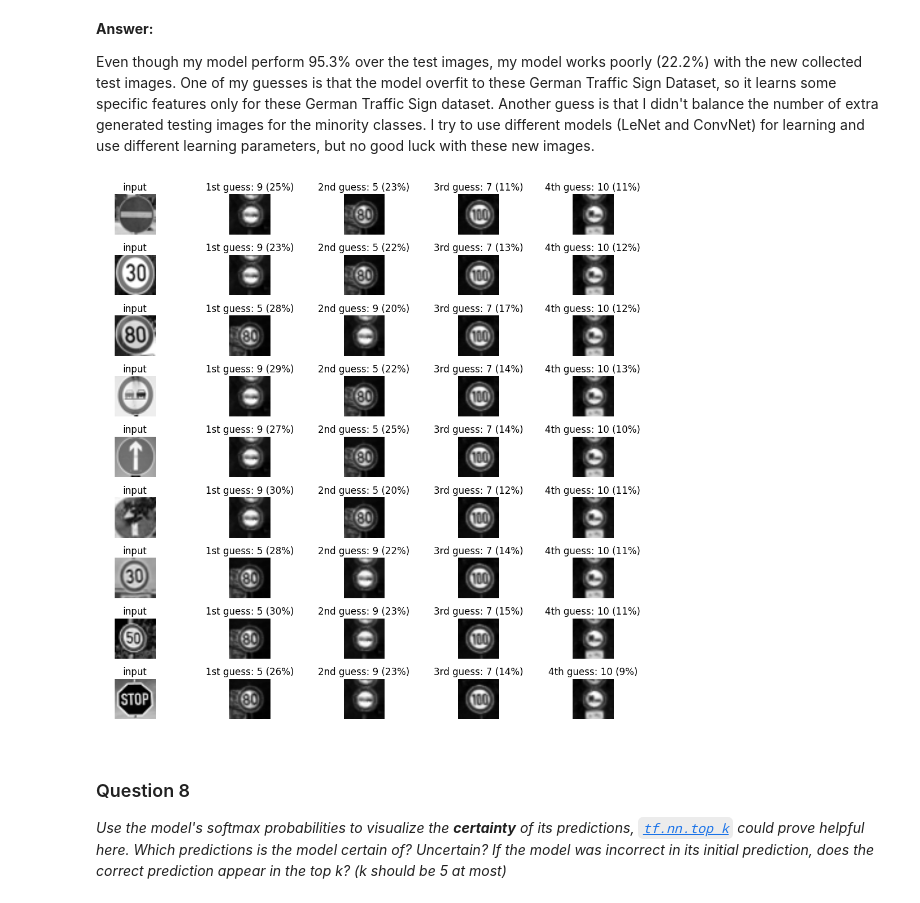
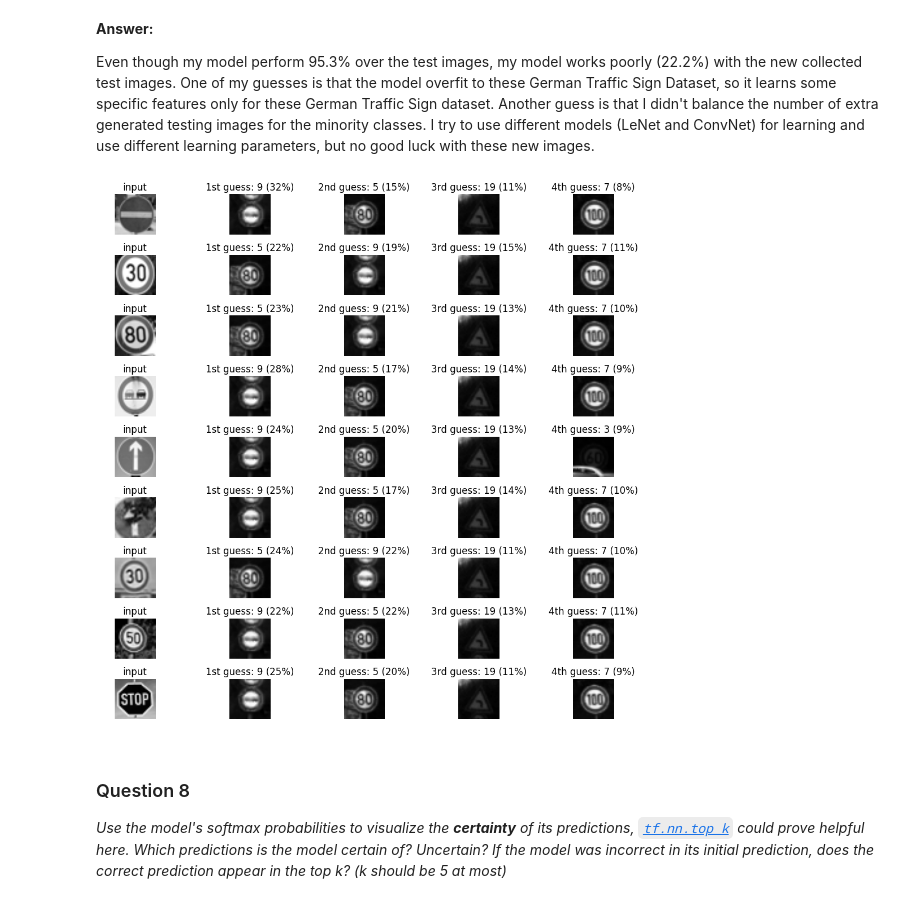
Before and after one commit to JunshengFu/traffic-sign-recognition, a Jupyter notebook: Traffic_Sign_Classifier.ipynb, the cells around one changed output. Saved outputs shown, nothing was run; the diff lists cells and outputs as text; code cells hidden in the pictures.

```diff
--- a/Traffic_Sign_Classifier.ipynb
+++ b/Traffic_Sign_Classifier.ipynb
@@ -399,8 +398,8 @@ Please see my answers above.
 ### Train my model.
 from sklearn.utils import shuffle
 
-rate = 0.0003
-EPOCHS = 10
+rate = 0.0001
+EPOCHS = 22
 BATCH_SIZE = 128
 x = tf.placeholder(tf.float32, (None, 32, 32, 1))
 y = tf.placeholder(tf.int32, (None))
@@ -603,48 +604,48 @@ Even though my model perform 95.3% over the test images,  my model works poorly
 ### Visualize the softmax probabilities here.
 ### Feel free to use as many code cells as needed.
 
-N = 5
+n = 5
 with tf.Session() as sess:
     sess.run(tf.global_variables_initializer())
     saver = tf.train.import_meta_graph('./lenet.meta')
     saver.restore(sess, "./lenet")
     top_k = sess.run(tf.nn.top_k(tf.nn.softmax(logits), k=4), feed_dict={x: x_test_new, keep_prob: 1.0})
 
     fig, axs = plt.subplots(len(x_test_new), n, figsize=(12, 12))
     fig.subplots_adjust(hspace = .5, wspace=.7)
     axs = axs.ravel()
 
     for i, image in enumerate(x_test_new):
 
         axs[n*i].axis('off')
         axs[n*i].imshow(image.squeeze(), cmap='gray')
         axs[n*i].set_title('input')
 
         top1 = top_k[1][i][0]
-        index1 = np.argwhere(y_test == top1)[0]
+        idx1 = np.argwhere(y_test == top1)[0]
         axs[n*i+1].axis('off')
-        axs[n*i+1].imshow(x_test[index1].squeeze(), cmap='gray')
+        axs[n*i+1].imshow(x_test[idx1].squeeze(), cmap='gray')
         axs[n*i+1].set_title('1st guess: {} ({:.0f}%)'.format(top1, 100*top_k[0][i][0]))
 
         top2 = top_k[1][i][1]
-        index2 = np.argwhere(y_test == top2)[0]
+        idx2 = np.argwhere(y_test == top2)[0]
         axs[n*i+2].axis('off')
-        axs[n*i+2].imshow(x_test[index2].squeeze(), cmap='gray')
+        axs[n*i+2].imshow(x_test[idx2].squeeze(), cmap='gray')
         axs[n*i+2].set_title('2nd guess: {} ({:.0f}%)'.format(top2, 100*top_k[0][i][1]))
 
         top3 = top_k[1][i][2]
-        index3 = np.argwhere(y_test == top3)[0]
+        idx3 = np.argwhere(y_test == top3)[0]
         axs[n*i+3].axis('off')
-        axs[n*i+3].imshow(x_test[index3].squeeze(), cmap='gray')
+        axs[n*i+3].imshow(x_test[idx3].squeeze(), cmap='gray')
         axs[n*i+3].set_title('3rd guess: {} ({:.0f}%)'.format(top3, 100*top_k[0][i][2]))
 
         top4 = top_k[1][i][3]
-        index4 = np.argwhere(y_test == top4)[0]
+        idx4 = np.argwhere(y_test == top4)[0]
         axs[n*i+4].axis('off')
-        axs[n*i+4].imshow(x_test[index4].squeeze(), cmap='gray')
+        axs[n*i+4].imshow(x_test[idx4].squeeze(), cmap='gray')
         axs[n*i+4].set_title('4th guess: {} ({:.0f}%)'.format(top4, 100*top_k[0][i][3]))
 # %% [output]
-[figure, old version]
+[figure, new version]
 # %% [markdown]
 ### Question 8
 
```
Also changed, not shown: parts of 7 cells of this notebook, 2 other files.
